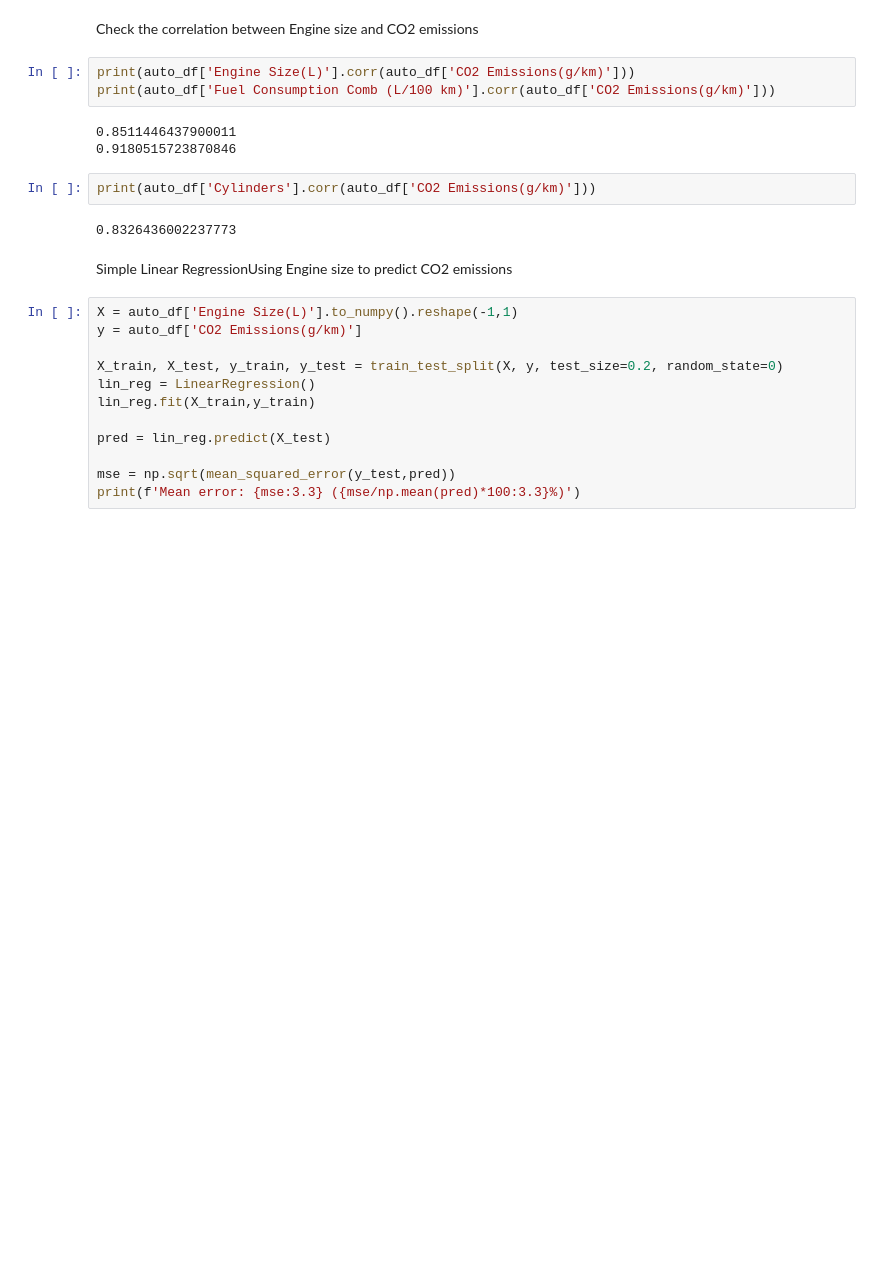
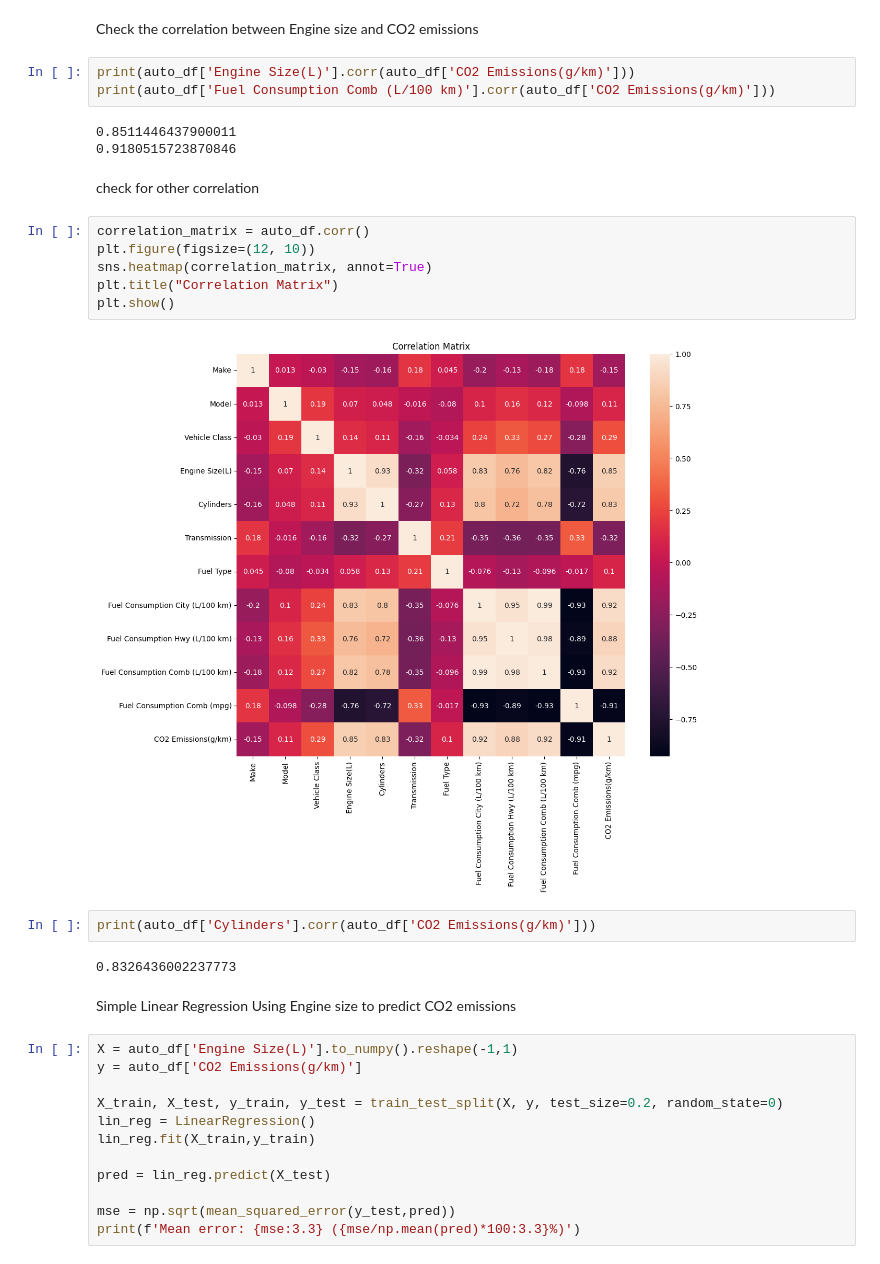
Before and after one commit to amikable-tech/first_ml_project, a Jupyter notebook: automobile.ipynb, the cells around one changed output. Cells and saved outputs as stored; diff of their text form; blank space fills up the shorter version.

```diff
--- a/automobile.ipynb
+++ b/automobile.ipynb
@@ -100,6 +110,16 @@ print(auto_df['Fuel Consumption Comb (L/100 km)'].corr(auto_df['CO2 Emissions(g/
 # %% [output]
 0.8511446437900011
 0.9180515723870846
+# %% [markdown]
+check for other correlation
+# %%
+correlation_matrix = auto_df.corr()
+plt.figure(figsize=(12, 10))
+sns.heatmap(correlation_matrix, annot=True)
+plt.title("Correlation Matrix")
+plt.show()
+# %% [output]
+[figure, added]
 # %%
 print(auto_df['Cylinders'].corr(auto_df['CO2 Emissions(g/km)']))
 # %% [output]
```
Also changed, not shown: parts of 6 cells of this notebook.
